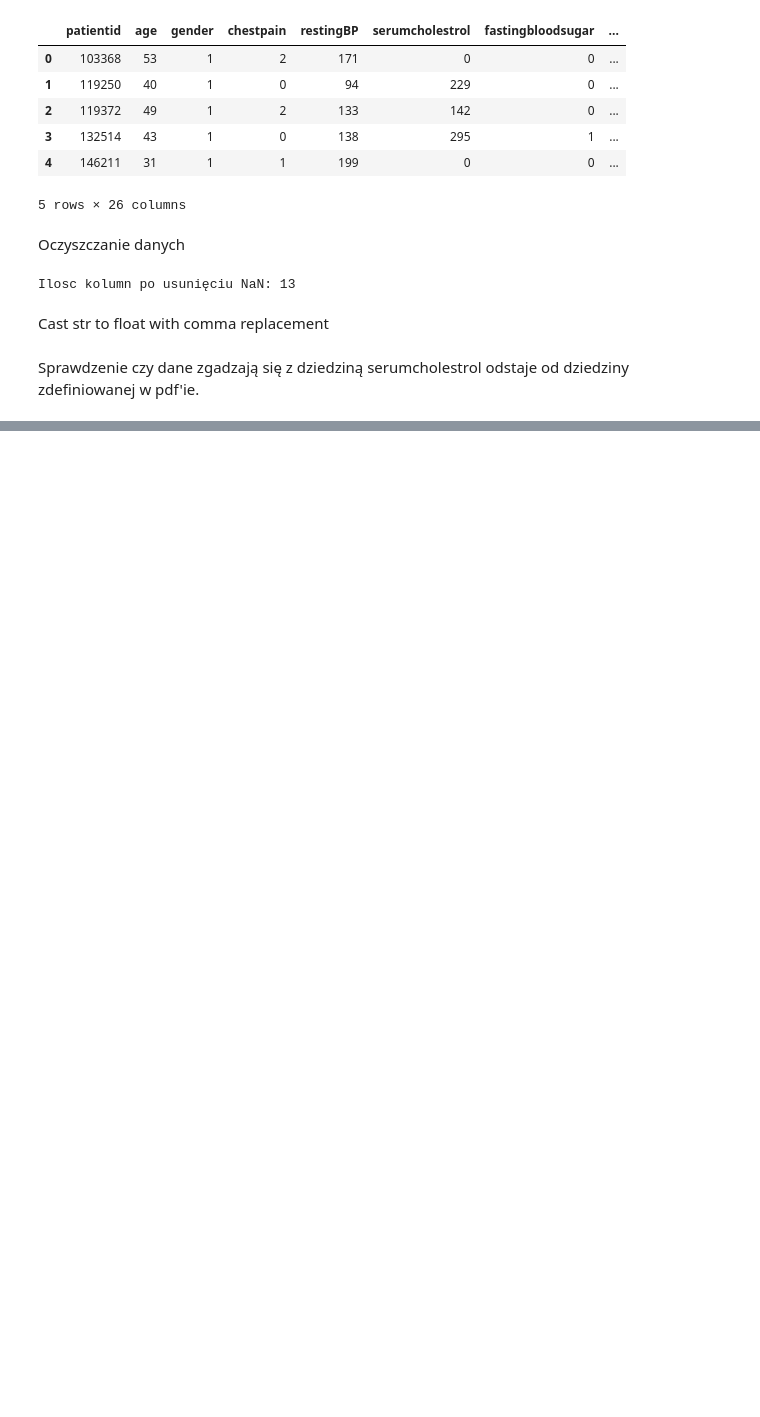
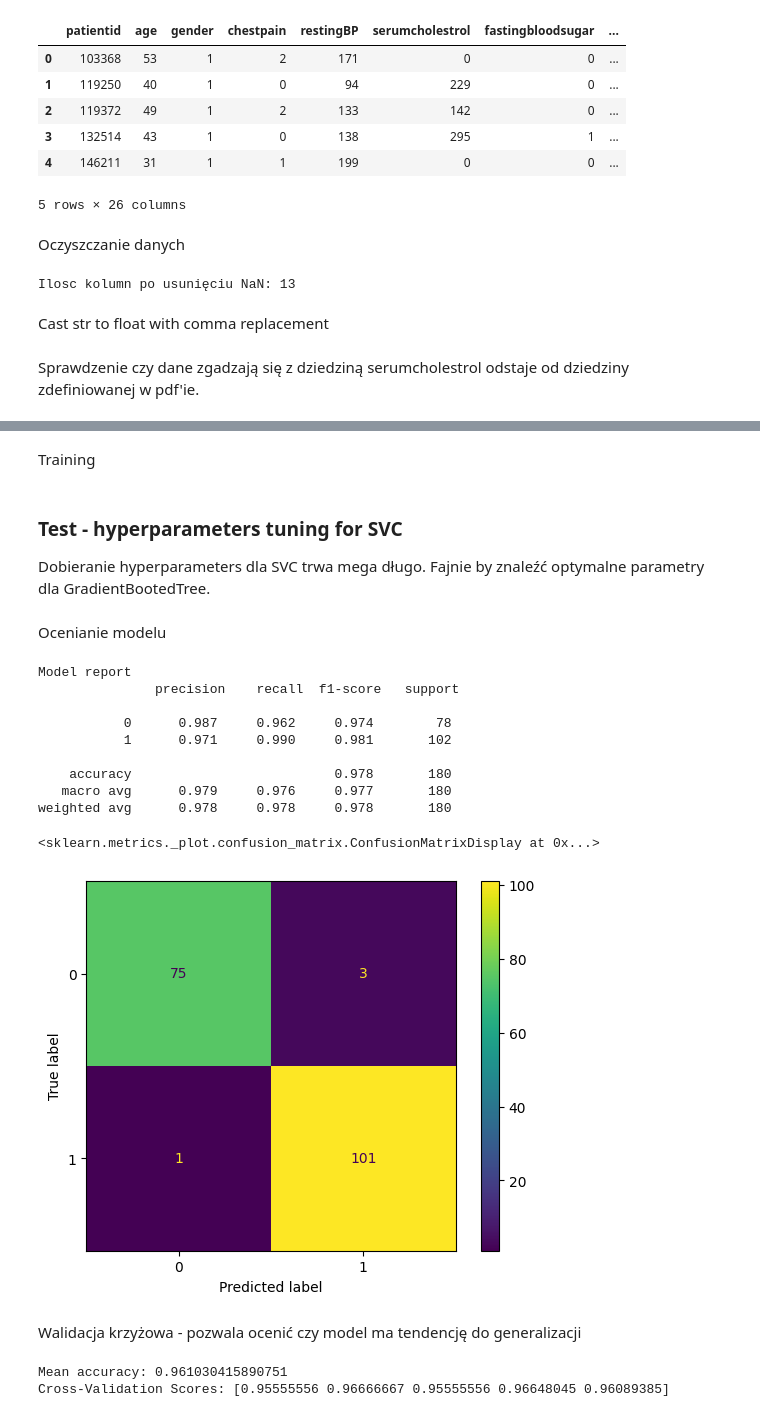
Before and after one commit to Purchowa/Uni_proj, a Jupyter notebook: MachineLearning/Lab_7/ML_Projekt.ipynb, the cells around one changed output, grey strips where cells are left out. Drawn from its saved outputs; the diff is of its cells as text; code cells hidden in the pictures; blank space fills up the shorter version.

Commit message:
ML-Proj: patient disease classification

```diff
--- a/MachineLearning/Lab_7/ML_Projekt.ipynb
+++ b/MachineLearning/Lab_7/ML_Projekt.ipynb
@@ -50,0 +55,4 @@ serumcholestrol odstaje od dziedziny zdefiniowanej w pdf'ie.
+# %%
+df.drop(columns=['patientid'], inplace=True)
+features_to_train = ['age', 'gender', 'chestpain', 'restingBP', 'serumcholestrol', 'fastingbloodsugar', 'restingrelectro', 'maxheartrate', 'oldpeak', 'noofmajorvessels']
+df.corr()
@@ -50,0 +73,19 @@ serumcholestrol odstaje od dziedziny zdefiniowanej w pdf'ie.
+# %% [markdown]
+Training
+# %%
+from sklearn.model_selection import train_test_split, cross_val_score
+from sklearn.ensemble import GradientBoostingClassifier
+
+
+X = df[features_to_train]
+y = df['target']
+
+X_train, X_test, y_train, y_test = train_test_split(X, y, test_size=0.2, random_state=42)
+
+model = GradientBoostingClassifier(learning_rate=0.5, max_depth=4, random_state=0)
+model.fit(X_train, y_train)
+
+y_pred = model.predict(X_test)
+# %% [markdown]
+### Test - hyperparameters tuning for SVC
+Dobieranie hyperparameters dla SVC trwa mega długo. Fajnie by znaleźć optymalne parametry dla GradientBootedTree.
@@ -50,0 +110,34 @@ serumcholestrol odstaje od dziedziny zdefiniowanej w pdf'ie.
+# %% [markdown]
+Ocenianie modelu
+# %%
+from sklearn.metrics import confusion_matrix, ConfusionMatrixDisplay
+from sklearn.metrics import classification_report
+
+report = classification_report(y_test, y_pred, digits=3)
+
+cm = confusion_matrix(y_test, y_pred)
+dispCM = ConfusionMatrixDisplay(confusion_matrix=cm)
+
+print('Model report\n', report)
+dispCM.plot()
+# %% [output]
+Model report
+               precision    recall  f1-score   support
+
+           0      0.987     0.962     0.974        78
+           1      0.971     0.990     0.981       102
+
+    accuracy                          0.978       180
+   macro avg      0.979     0.976     0.977       180
+weighted avg      0.978     0.978     0.978       180
+<sklearn.metrics._plot.confusion_matrix.ConfusionMatrixDisplay at 0x...>
+[figure, added]
+# %% [markdown]
+Walidacja krzyżowa - pozwala ocenić czy model ma tendencję do generalizacji
+# %%
+cv_scores = cross_val_score(model, X, y, cv=5, scoring='accuracy')
+print("Mean accuracy:", cv_scores.mean())
+print("Cross-Validation Scores:", cv_scores)
+# %% [output]
+Mean accuracy: 0.961030415890751
+Cross-Validation Scores: [0.95555556 0.96666667 0.95555556 0.96648045 0.96089385]
```
Also changed, not shown: parts of 4 cells of this notebook, 7 other files.
